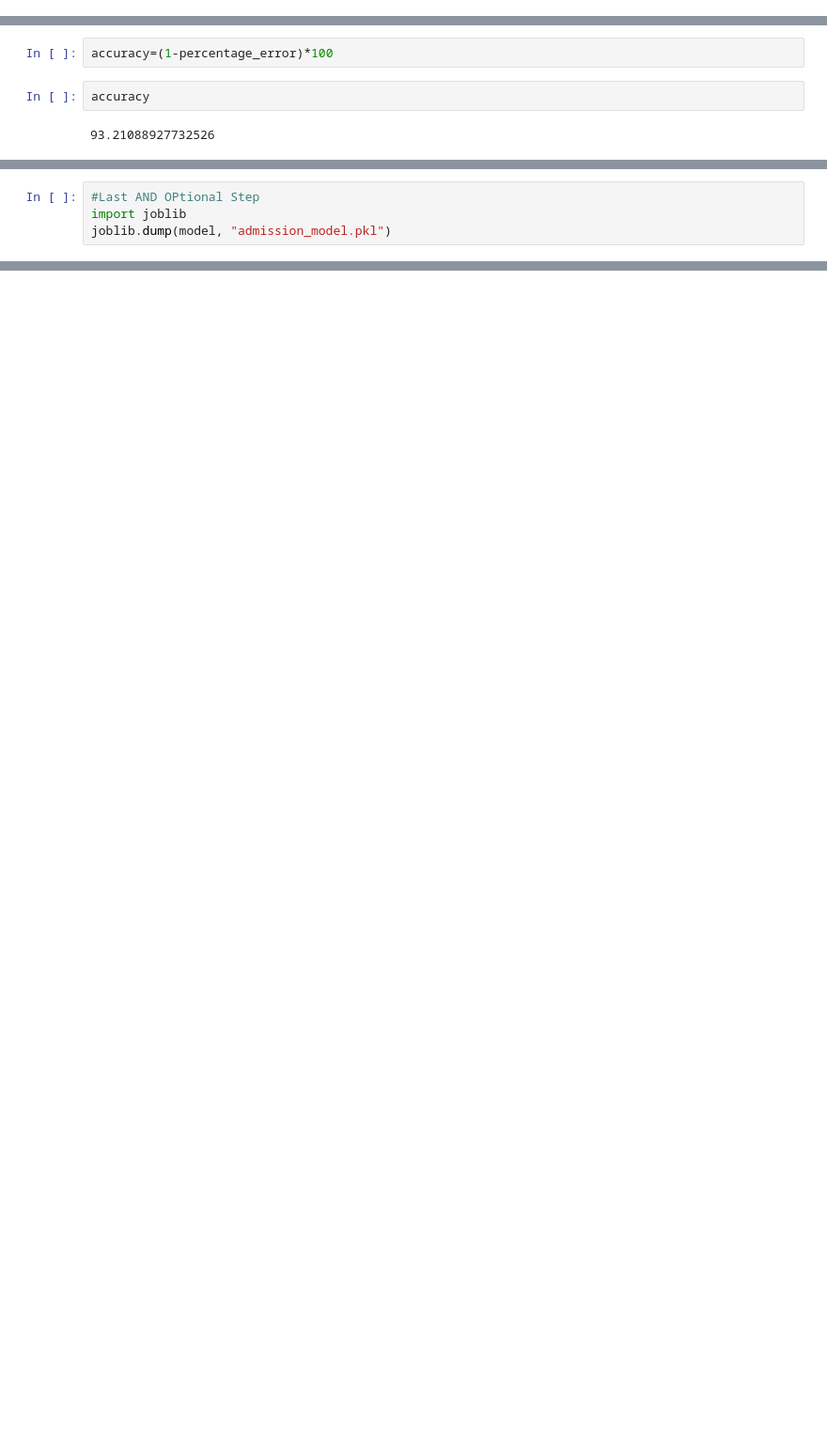
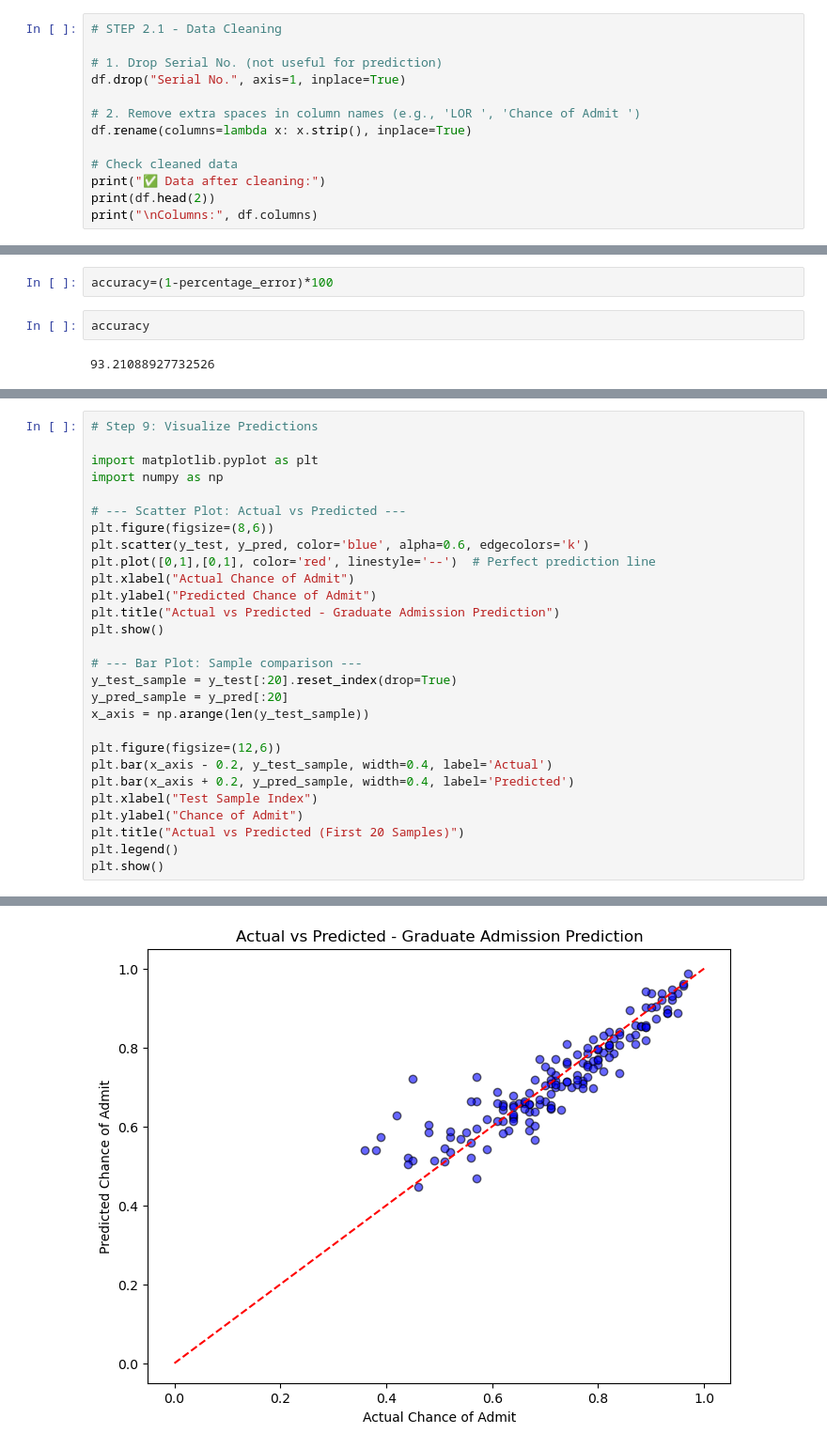
Before and after one commit to Sahilsoni15/GRADUATED-PREDICTION, a Jupyter notebook: Untitled.ipynb, the cells around one changed output, grey strips where cells are left out. Shown at 94% size. Cells and saved outputs as stored; diff of their text form; blank space fills up the shorter version.

```diff
--- a/Untitled.ipynb
+++ b/Untitled.ipynb
@@ -41,3 +41,16 @@ df.describe()
 | 50% | 250.500000 | 317.000000 | 107.000000 | 3.000000 | 3.500000 | 3.50000 | 8.560000 | 1.000000 | ... |
 | 75% | 375.250000 | 325.000000 | 112.000000 | 4.000000 | 4.000000 | 4.00000 | 9.040000 | 1.000000 | ... |
 | max | 500.000000 | 340.000000 | 120.000000 | 5.000000 | 5.000000 | 5.00000 | 9.920000 | 1.000000 | ... |
+# %%
+# STEP 2.1 - Data Cleaning
+
+# 1. Drop Serial No. (not useful for prediction)
+df.drop("Serial No.", axis=1, inplace=True)
+
+# 2. Remove extra spaces in column names (e.g., 'LOR ', 'Chance of Admit ')
+df.rename(columns=lambda x: x.strip(), inplace=True)
+
+# Check cleaned data
+print("✅ Data after cleaning:")
+print(df.head(2))
+print("\nColumns:", df.columns)
@@ -140,5 +166,29 @@ mean_squared_error(y_test,y_pred)
 # %%
-#Last AND OPtional Step
-import joblib
-joblib.dump(model, "admission_model.pkl")
+# Step 9: Visualize Predictions
+
+import matplotlib.pyplot as plt
+import numpy as np
+
+# --- Scatter Plot: Actual vs Predicted ---
+plt.figure(figsize=(8,6))
+plt.scatter(y_test, y_pred, color='blue', alpha=0.6, edgecolors='k')
+plt.plot([0,1],[0,1], color='red', linestyle='--')  # Perfect prediction line
+plt.xlabel("Actual Chance of Admit")
+plt.ylabel("Predicted Chance of Admit")
+plt.title("Actual vs Predicted - Graduate Admission Prediction")
+plt.show()
+
+# --- Bar Plot: Sample comparison ---
+y_test_sample = y_test[:20].reset_index(drop=True)
+y_pred_sample = y_pred[:20]
+x_axis = np.arange(len(y_test_sample))
+
+plt.figure(figsize=(12,6))
+plt.bar(x_axis - 0.2, y_test_sample, width=0.4, label='Actual')
+plt.bar(x_axis + 0.2, y_pred_sample, width=0.4, label='Predicted')
+plt.xlabel("Test Sample Index")
+plt.ylabel("Chance of Admit")
+plt.title("Actual vs Predicted (First 20 Samples)")
+plt.legend()
+plt.show()
 # %% [output]
@@ -145,0 +195 @@ joblib.dump(model, "admission_model.pkl")
+[figure, added]
```
Also changed, not shown: parts of 10 cells of this notebook.
